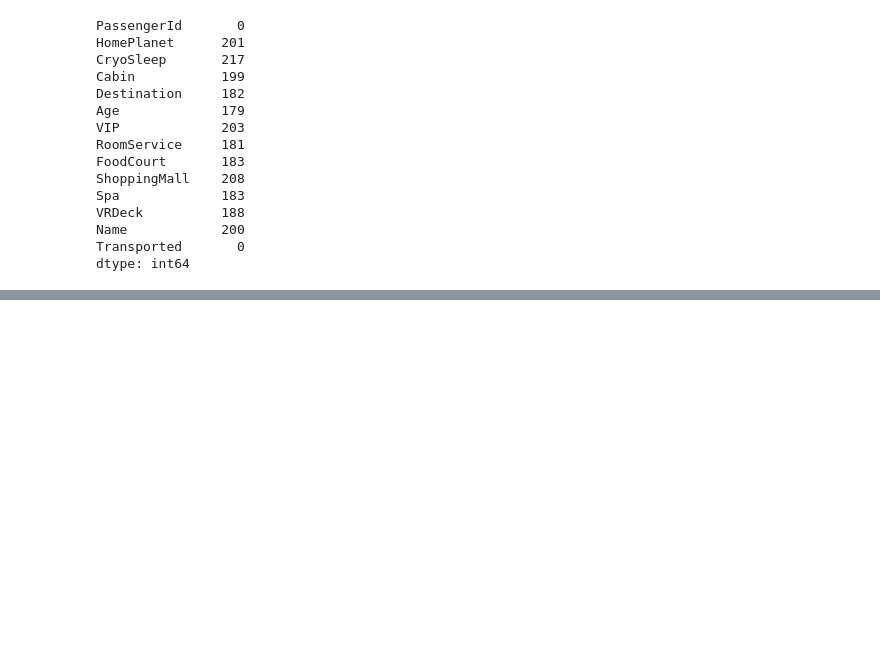
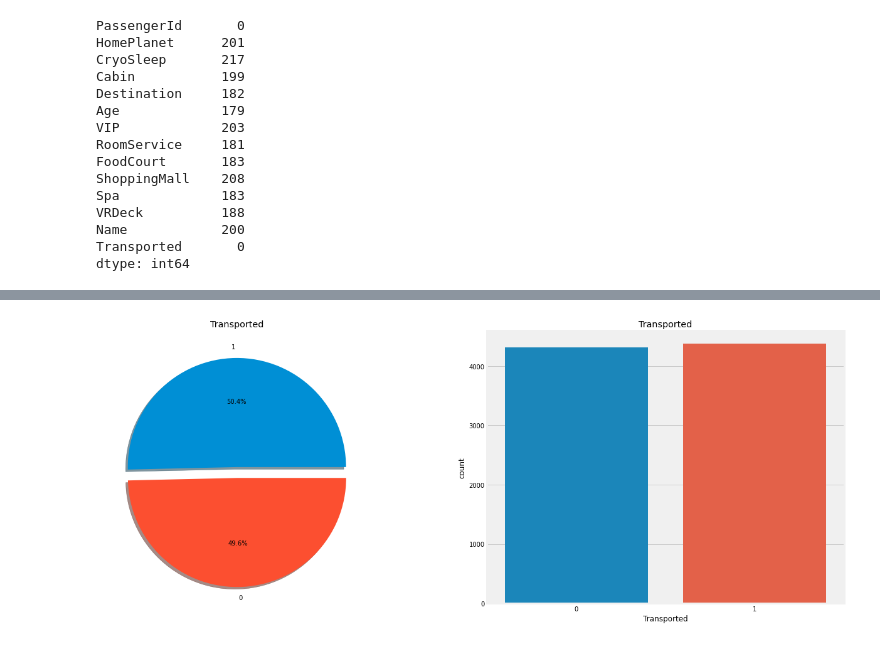
Before and after one commit to woojinhong03/My_Study_In_2022, a Jupyter notebook: spaceship.ipynb, the cells around one changed output, grey strips where cells are left out. Saved outputs shown, nothing was run; the diff lists cells and outputs as text; code cells hidden in the pictures; blank space fills up the shorter version.

```diff
--- a/spaceship.ipynb
+++ b/spaceship.ipynb
@@ -59,0 +56,3 @@ KeyError: ignored
+# %%
+data["CryoSleep"].replace([False,True],[0,1],inplace=True)
+data["CryoSleep"]
@@ -59,0 +72,3 @@ KeyError: ignored
+# %%
+data["Transported"].replace([False,True],[0,1],inplace=True)
+data["Transported"]
@@ -59,0 +88,11 @@ KeyError: ignored
+# %%
+f,ax = plt.subplots(1,2,figsize=(20,8))
+data['Transported'].value_counts().plot.pie(explode=[0,0.1], autopct='%1.1f%%',ax=ax[0],shadow=True)
+ax[0].set_title('Transported')
+ax[0].set_ylabel('')
+#print(ax[1])
+sns.countplot('Transported',data=data,ax=ax[1])
+ax[1].set_title('Transported')
+plt.show()
+# %% [output]
+[figure, added]
```
Also changed, not shown: parts of 3 cells of this notebook.
